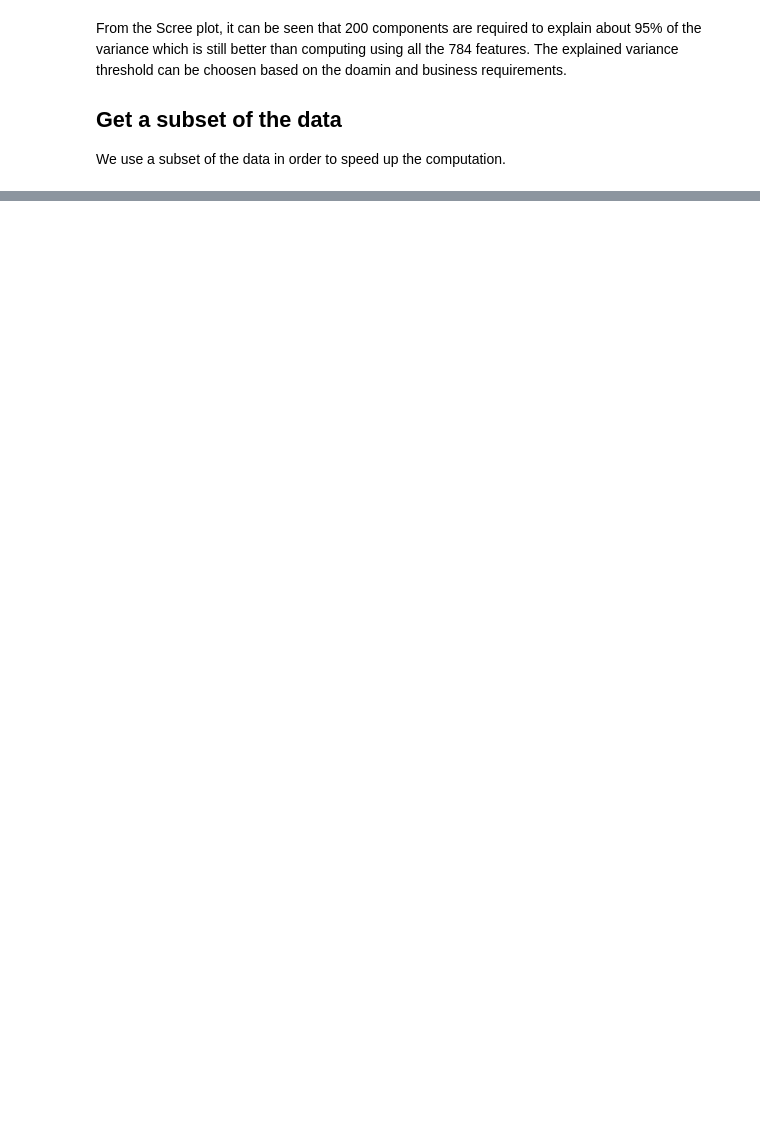
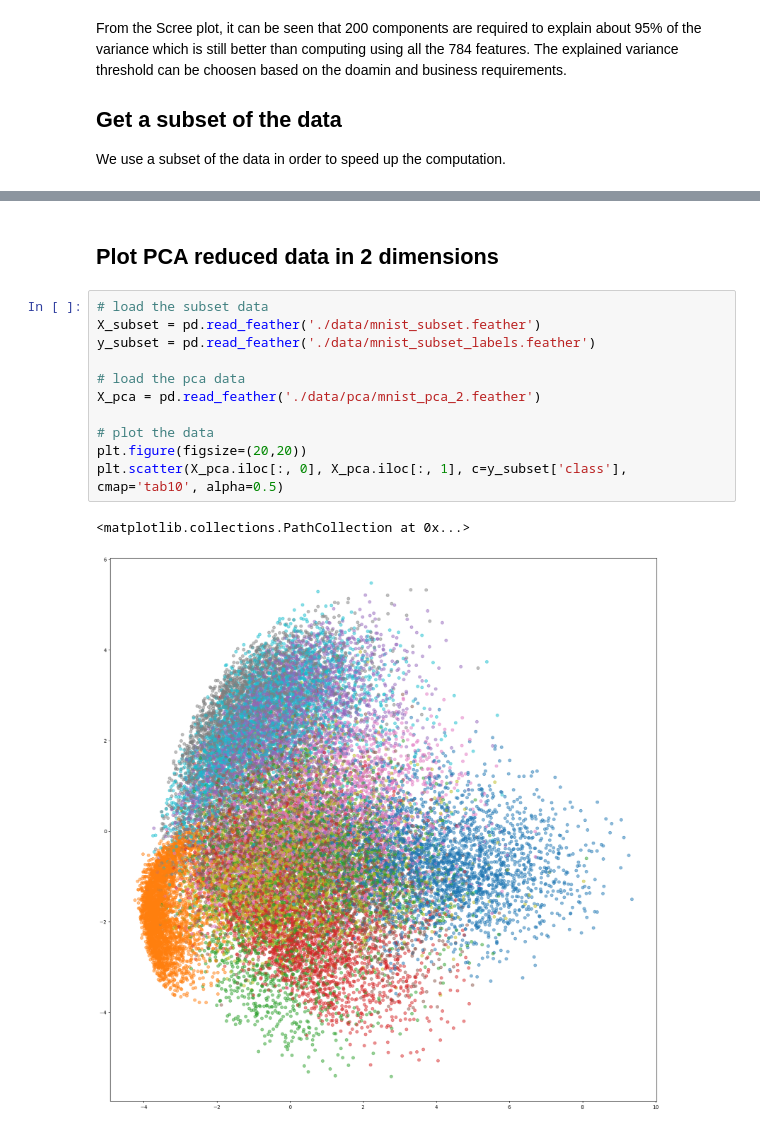
Before and after one commit to davide-tonetto-884585/MNIST_clustering, a Jupyter notebook: data_engineering.ipynb, the cells around one changed output, grey strips where cells are left out. Cells and saved outputs as stored; diff of their text form; blank space fills up the shorter version.

```diff
--- a/data_engineering.ipynb
+++ b/data_engineering.ipynb
@@ -122,3 +128,19 @@ for i in tqdm.tqdm(range(2, 201)):
     X_pca.to_feather(f'./data/pca/mnist_pca_{i}.feather')
     with open(f'./models/pca/mnist_pca_{i}.pkl', 'wb') as f:
         pickle.dump(pca, f)
+# %% [markdown]
+## Plot PCA reduced data in 2 dimensions
+# %%
+# load the subset data
+X_subset = pd.read_feather('./data/mnist_subset.feather')
+y_subset = pd.read_feather('./data/mnist_subset_labels.feather')
+
+# load the pca data
+X_pca = pd.read_feather('./data/pca/mnist_pca_2.feather')
+
+# plot the data
+plt.figure(figsize=(20,20))
+plt.scatter(X_pca.iloc[:, 0], X_pca.iloc[:, 1], c=y_subset['class'], cmap='tab10', alpha=0.5)
+# %% [output]
+<matplotlib.collections.PathCollection at 0x...>
+[figure, added]
```
Also changed, not shown: parts of 2 cells of this notebook, 1 other file.
